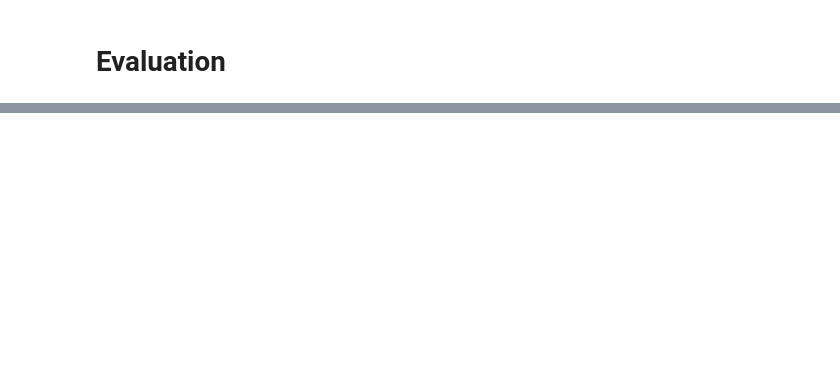
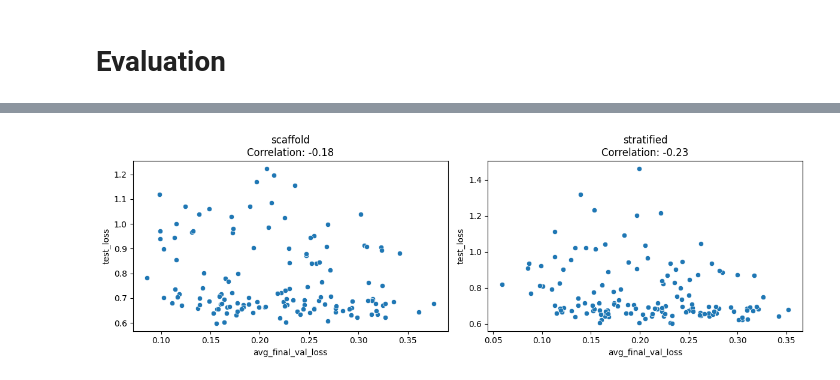
Before and after one commit to aehrlich1/stratified-tanimoto-split, a Jupyter notebook: evaluation.ipynb, the cells around one changed output, grey strips where cells are left out. Saved outputs shown, nothing was run; the diff lists cells and outputs as text; code cells hidden in the pictures; blank space fills up the shorter version.

```diff
--- a/evaluation.ipynb
+++ b/evaluation.ipynb
@@ -24,0 +25,20 @@ plt.show()
+# %%
+# Show the correlation between the test_loss and the avg_final_val_loss
+import numpy as np
+
+split_methods = df["split_method"].unique()
+plt.figure(figsize=(12, 4))
+
+for i, method in enumerate(split_methods):
+    plt.subplot(1, len(split_methods), i + 1)
+    sub_df = df[df["split_method"] == method]
+    sns.scatterplot(data=sub_df, x="avg_final_val_loss", y="test_loss")
+    corr = np.corrcoef(sub_df["avg_final_val_loss"], sub_df["test_loss"])[0, 1]
+    plt.title(f"{method}\nCorrelation: {corr:.2f}")
+    plt.xlabel("avg_final_val_loss")
+    plt.ylabel("test_loss")
+
+plt.tight_layout()
+plt.show()
+# %% [output]
+[figure, added]
```
Also changed, not shown: parts of 1 cell of this notebook.
